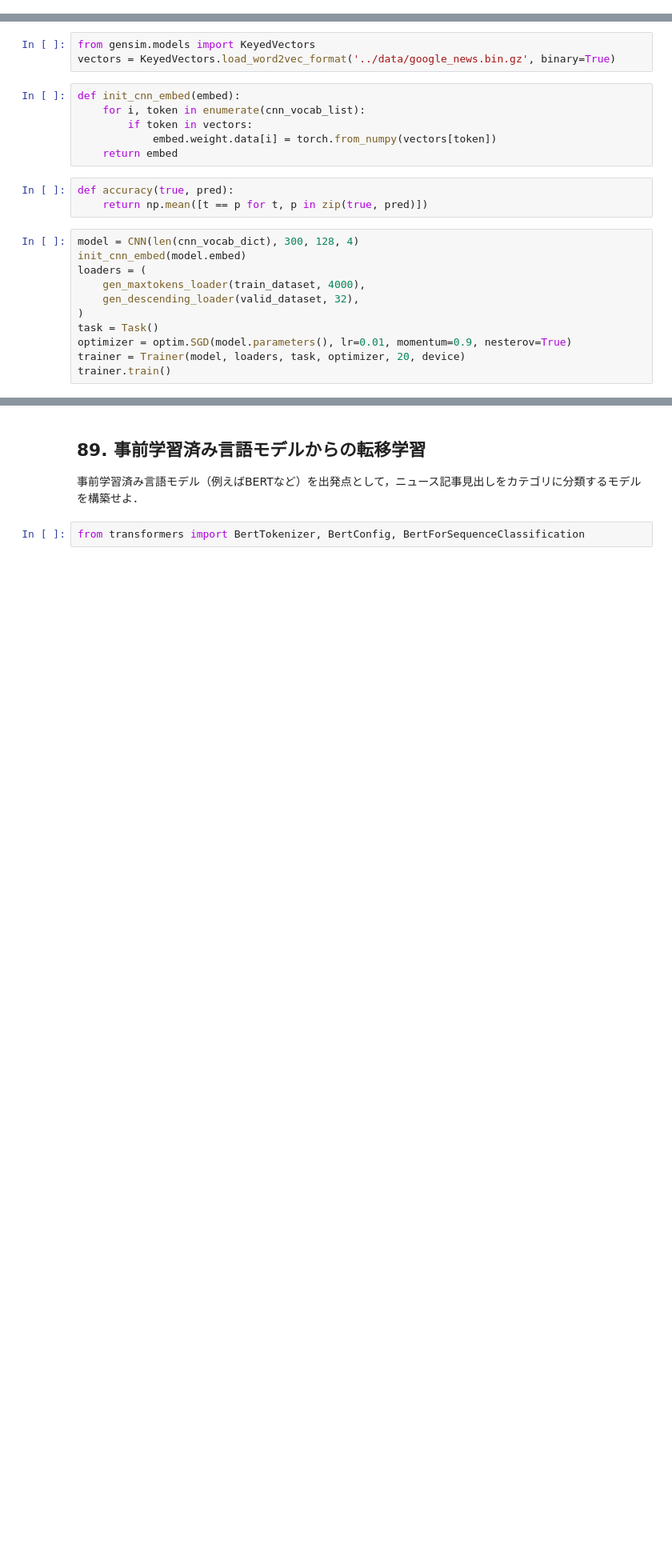
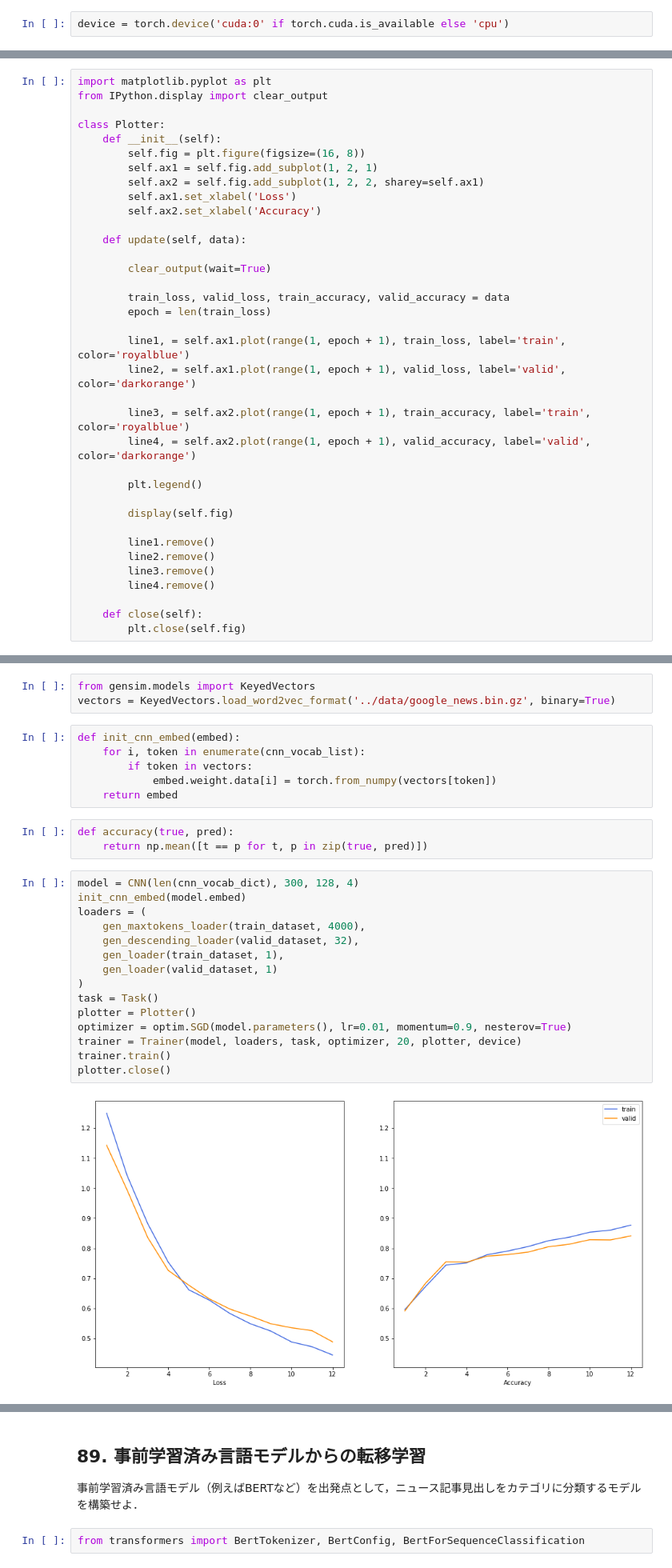
Before and after one commit to shinchu/nlp100, a Jupyter notebook: notebooks/nlp100_9.ipynb, the cells around one changed output, grey strips where cells are left out. Shown at 80% size. Saved outputs shown, nothing was run; the diff lists cells and outputs as text; blank space fills up the shorter version.

```diff
--- a/notebooks/nlp100_9.ipynb
+++ b/notebooks/nlp100_9.ipynb
@@ -318,3 +319,5 @@ tensor([2, 2, 2, 2, 2, 2, 3, 2, 0, 2])
 ## 87. 確率的勾配降下法によるCNNの学習
 
 確率的勾配降下法（SGD: Stochastic Gradient Descent）を用いて，問題86で構築したモデルを学習せよ．訓練データ上の損失と正解率，評価データ上の損失と正解率を表示しながらモデルを学習し，適当な基準（例えば10エポックなど）で終了させよ．
+# %%
+device = torch.device('cuda:0' if torch.cuda.is_available else 'cpu')
@@ -374,3 +420,39 @@ class Trainer:
+# %%
+import matplotlib.pyplot as plt
+from IPython.display import clear_output
+
+class Plotter:
+    def __init__(self):
+        self.fig = plt.figure(figsize=(16, 8))
+        self.ax1 = self.fig.add_subplot(1, 2, 1)
+        self.ax2 = self.fig.add_subplot(1, 2, 2, sharey=self.ax1)
+        self.ax1.set_xlabel('Loss')
+        self.ax2.set_xlabel('Accuracy')
+
+    def update(self, data):
+
+        clear_output(wait=True)
+
+        train_loss, valid_loss, train_accuracy, valid_accuracy = data
+        epoch = len(train_loss)
+
+        line1, = self.ax1.plot(range(1, epoch + 1), train_loss, label='train', color='royalblue')
+        line2, = self.ax1.plot(range(1, epoch + 1), valid_loss, label='valid', color='darkorange')
+
+        line3, = self.ax2.plot(range(1, epoch + 1), train_accuracy, label='train', color='royalblue')
+        line4, = self.ax2.plot(range(1, epoch + 1), valid_accuracy, label='valid', color='darkorange')
+
+        plt.legend()
+
+        display(self.fig)
+
+        line1.remove()
+        line2.remove()
+        line3.remove()
+        line4.remove()
+
+    def close(self):
+        plt.close(self.fig)
 # %%
 class Predictor:
     def __init__(self, model, loader, device=None):
@@ -408,12 +490,17 @@ def accuracy(true, pred):
 # %%
 model = CNN(len(cnn_vocab_dict), 300, 128, 4)
 init_cnn_embed(model.embed)
 loaders = (
     gen_maxtokens_loader(train_dataset, 4000),
     gen_descending_loader(valid_dataset, 32),
+    gen_loader(train_dataset, 1),
+    gen_loader(valid_dataset, 1)
 )
 task = Task()
+plotter = Plotter()
 optimizer = optim.SGD(model.parameters(), lr=0.01, momentum=0.9, nesterov=True)
-trainer = Trainer(model, loaders, task, optimizer, 20, device)
+trainer = Trainer(model, loaders, task, optimizer, 20, plotter, device)
 trainer.train()
+plotter.close()
 # %% [output]
+[figure, added]
```
Also changed, not shown: parts of 8 cells of this notebook.
